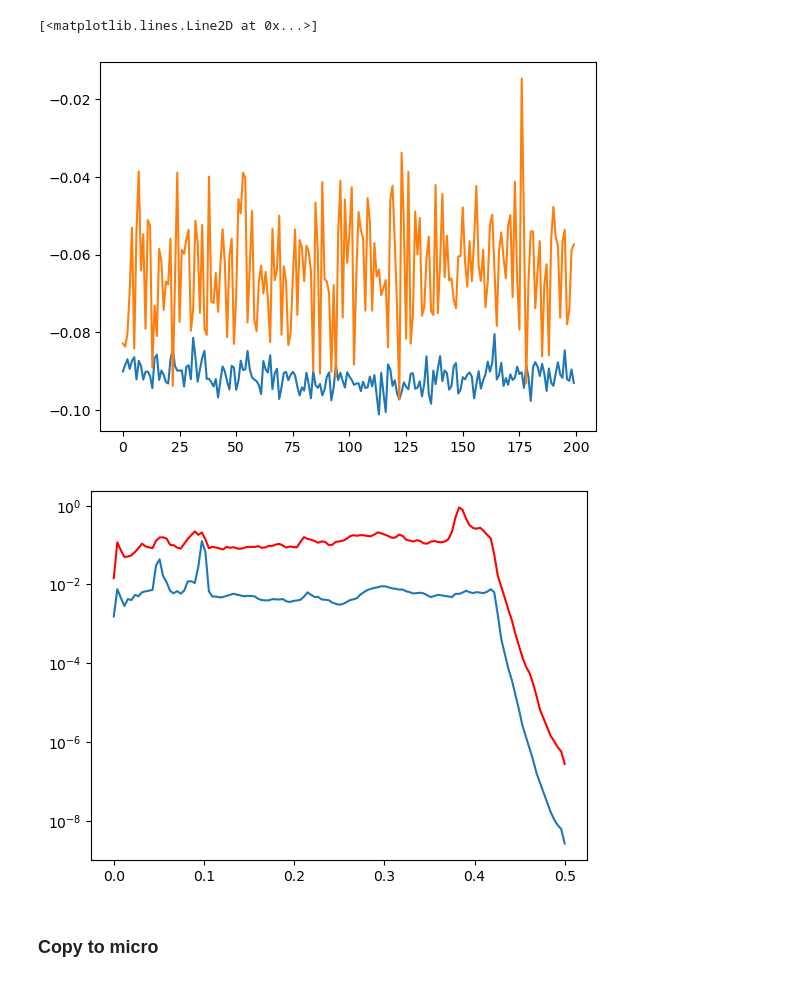
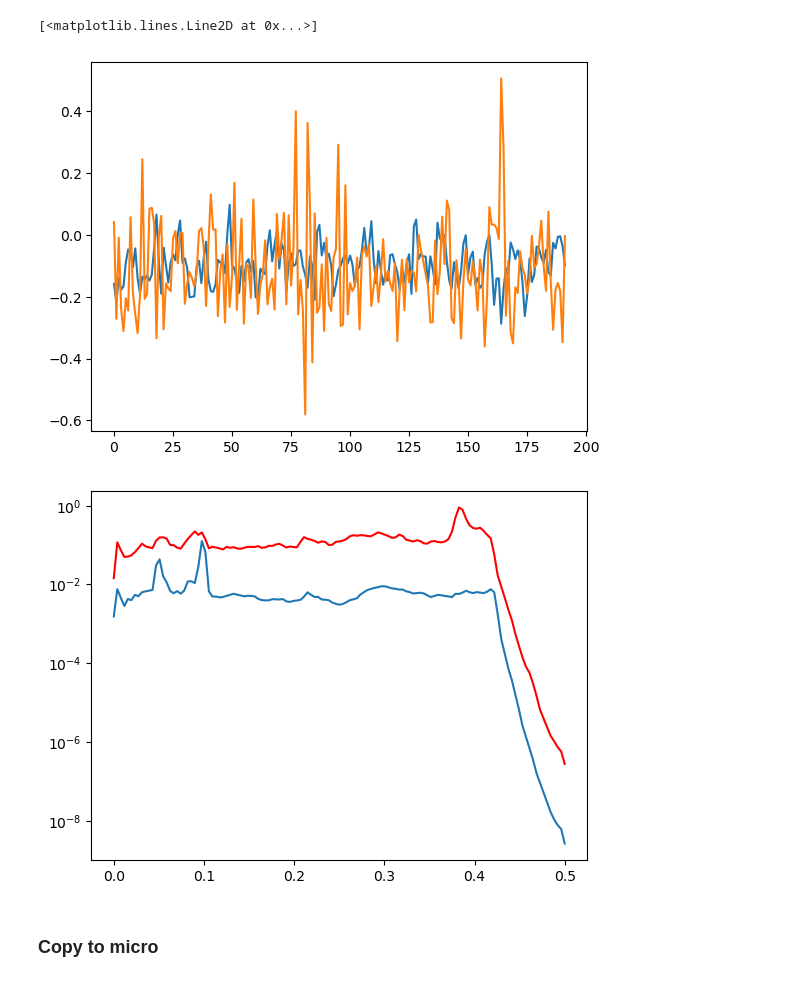
Before and after one commit to bitmorse/bearings-max78000, a Jupyter notebook: firmware/synthed_net/bearingnet/cwt_verification/cwt_bearings.ipynb, the cells around one changed output. Cells and saved outputs as stored; diff of their text form; code cells hidden in the pictures.

```diff
--- a/firmware/synthed_net/bearingnet/cwt_verification/cwt_bearings.ipynb
+++ b/firmware/synthed_net/bearingnet/cwt_verification/cwt_bearings.ipynb
@@ -22,9 +22,10 @@ def exponential_smoothing(data, alpha):
 
     return smoothed_data
 
+INTERP_SIZE = 48
 SCALES = 12 #cwt scales
 MORLET = 5
-SAMPLE_LEN = 200
+SAMPLE_LEN = INTERP_SIZE*INTERP_SIZE//SCALES
 DECIMATION = 2 #by how much to decimate the signal of 20khz
 # %%
 all_normal_signal = np.loadtxt('exp1_b3_ch5_first100k.txt')
@@ -32,36 +33,47 @@ all_fault_signal = np.loadtxt('exp1_b3_ch5_last100k.txt')
 
 #first decimate the signals by 2
 all_normal_signal = scipy.signal.decimate(all_normal_signal, DECIMATION)
 all_fault_signal = scipy.signal.decimate(all_fault_signal, DECIMATION)
+
+#all_normal_signal = np.round(all_normal_signal*2**2)
+#all_fault_signal = np.round(all_fault_signal*2**2)
 
 smooth_all_normal_signal = exponential_smoothing(all_normal_signal, 1) #1 means no smoothing --> this yields best results
 smooth_all_fault_signal = exponential_smoothing(all_fault_signal, 1)
 
 
 #extract windows of 200 samples from the smoothed signals
 normal_signals = []
 fault_signals = []
 for i in range(0, len(smooth_all_normal_signal)-SAMPLE_LEN, SAMPLE_LEN):
     normal_signals.append(smooth_all_normal_signal[i:i+SAMPLE_LEN])
     fault_signals.append(smooth_all_fault_signal[i:i+SAMPLE_LEN])
 
 
+#mean_normal_signal = np.mean(np.array(normal_signals),axis=0)
+#mean_fault_signal = np.mean(np.array(fault_signals),axis=0)
 
-mean_normal_signal = np.mean(np.array(normal_signals),axis=0)
-mean_fault_signal = np.mean(np.array(fault_signals),axis=0)
+
+mean_fault_signal = np.array(fault_signals[2])
+mean_normal_signal = np.array(normal_signals[9])
+
+
+#standardise the signals
+#mean_normal_signal = (mean_normal_signal - np.mean(mean_normal_signal))/np.std(mean_normal_signal)
+#mean_fault_signal = (mean_fault_signal - np.mean(mean_fault_signal))/np.std(mean_fault_signal)
 
 plt.plot(mean_normal_signal)
 plt.plot(mean_fault_signal)
 
 plt.figure()
 #plot psd of the mean signals
 f, Pxx_den = scipy.signal.welch(smooth_all_normal_signal, fs=1)
 plt.semilogy(f, Pxx_den)
 f, Pxx_den = scipy.signal.welch(smooth_all_fault_signal, fs=1)
 plt.semilogy(f, Pxx_den, 'r')
 # %% [output]
 [<matplotlib.lines.Line2D at 0x...>]
-[figure, old version]
+[figure, new version]
 [figure]
 # %% [markdown]
 ### Copy to micro
```
Also changed, not shown: parts of 4 cells of this notebook, 12 other files.
